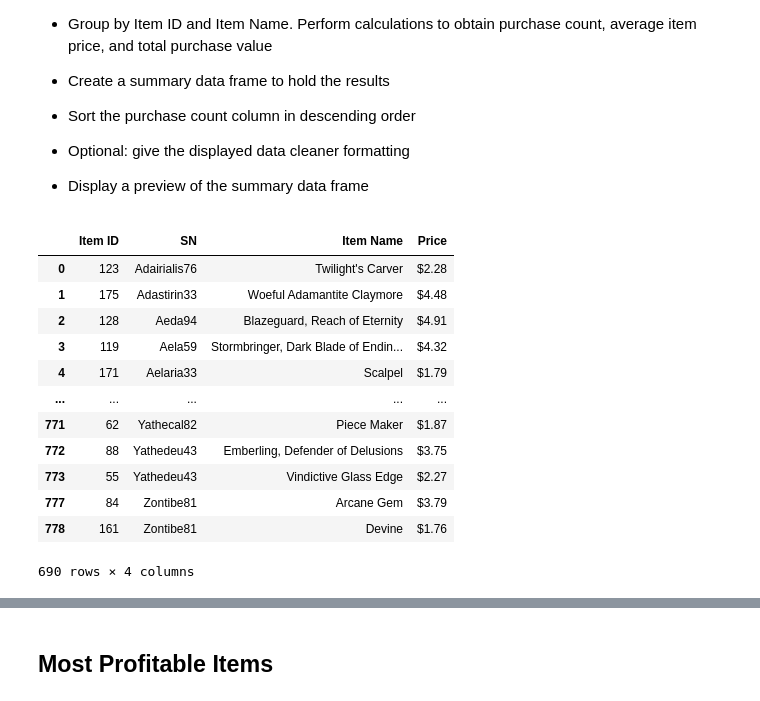
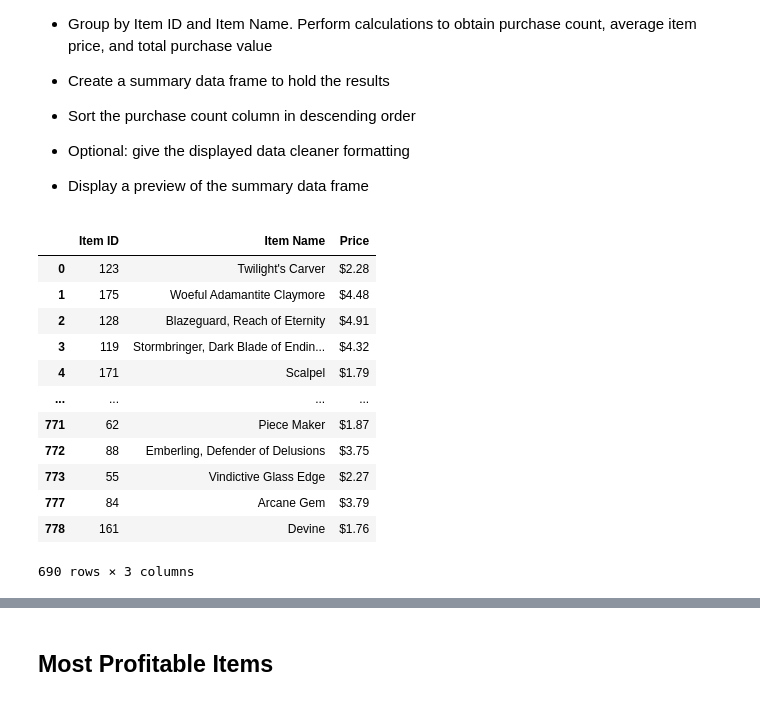
Before and after one commit to MComitor/Pandas_Challenge, a Jupyter notebook: HeroesOfPymoli.ipynb, the cells around one changed output, grey strips where cells are left out. Cells and saved outputs as stored; diff of their text form; code cells hidden in the pictures.

```diff
--- a/HeroesOfPymoli.ipynb
+++ b/HeroesOfPymoli.ipynb
@@ -478,19 +470,19 @@ print(grouped_users_df)
 * Display a preview of the summary data frame
 # %%
 # Retrieve ID, Item Name, Item Price columns
-another_df = myfile_df[['Item ID', 'SN', 'Item Name', 'Price']].groupby(['Item ID', 'Item Name'])
+another_df = myfile_df[['Item ID', 'Item Name', 'Price']].groupby(['Item ID', 'Item Name'])
 another_df.head()
 # %% [output]
-|  | Item ID | SN | Item Name | Price |
-| 0 | 123 | Adairialis76 | Twilight's Carver | $2.28 |
-| 1 | 175 | Adastirin33 | Woeful Adamantite Claymore | $4.48 |
-| 2 | 128 | Aeda94 | Blazeguard, Reach of Eternity | $4.91 |
-| 3 | 119 | Aela59 | Stormbringer, Dark Blade of Endin... | $4.32 |
-| 4 | 171 | Aelaria33 | Scalpel | $1.79 |
-| ... | ... | ... | ... | ... |
-| 771 | 62 | Yathecal82 | Piece Maker | $1.87 |
-| 772 | 88 | Yathedeu43 | Emberling, Defender of Delusions | $3.75 |
-| 773 | 55 | Yathedeu43 | Vindictive Glass Edge | $2.27 |
-| 777 | 84 | Zontibe81 | Arcane Gem | $3.79 |
-| 778 | 161 | Zontibe81 | Devine | $1.76 |
+|  | Item ID | Item Name | Price |
+| 0 | 123 | Twilight's Carver | $2.28 |
+| 1 | 175 | Woeful Adamantite Claymore | $4.48 |
+| 2 | 128 | Blazeguard, Reach of Eternity | $4.91 |
+| 3 | 119 | Stormbringer, Dark Blade of Endin... | $4.32 |
+| 4 | 171 | Scalpel | $1.79 |
+| ... | ... | ... | ... |
+| 771 | 62 | Piece Maker | $1.87 |
+| 772 | 88 | Emberling, Defender of Delusions | $3.75 |
+| 773 | 55 | Vindictive Glass Edge | $2.27 |
+| 777 | 84 | Arcane Gem | $3.79 |
+| 778 | 161 | Devine | $1.76 |
-690 rows × 4 columns
+690 rows × 3 columns
```
Also changed, not shown: parts of 32 cells of this notebook.
